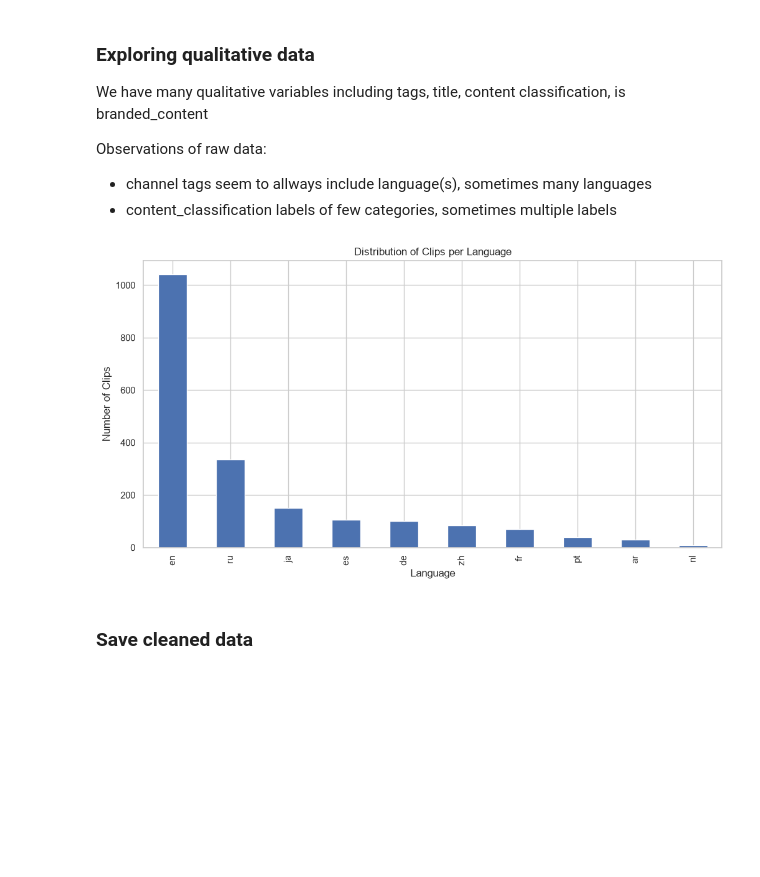
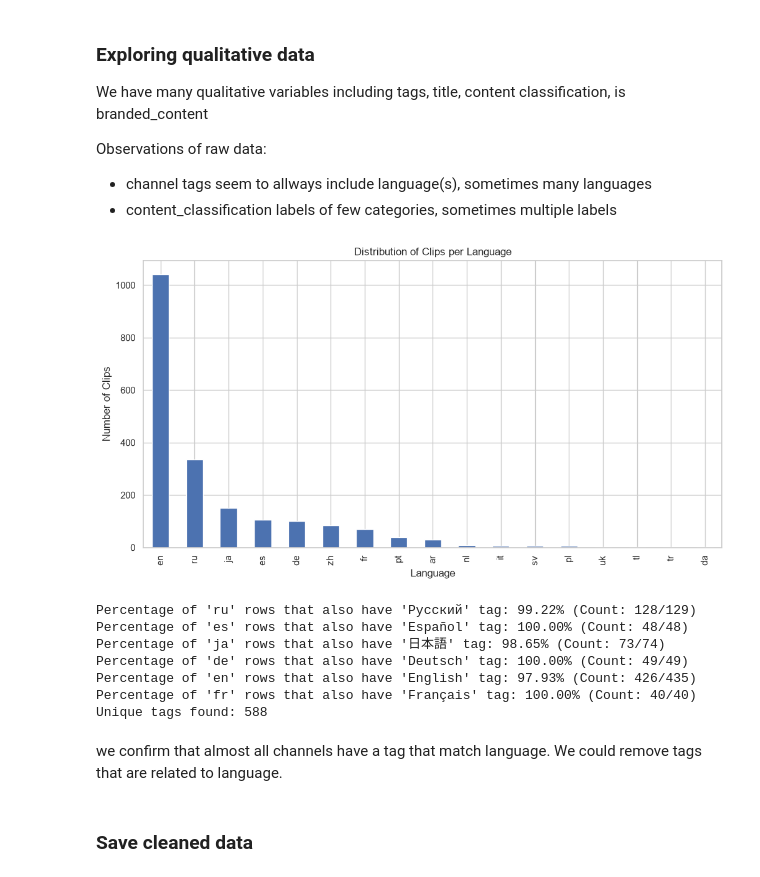
Before and after one commit to Alexandre-Cholat/twitch_live_datacq, a Jupyter notebook: notebooks/exploratory_data_analysis.ipynb, the cells around one changed output. Cells and saved outputs as stored; diff of their text form; code cells hidden in the pictures; blank space fills up the shorter version.

Commit message:
language exploration

```diff
--- a/notebooks/exploratory_data_analysis.ipynb
+++ b/notebooks/exploratory_data_analysis.ipynb
@@ -278,13 +278,55 @@ Observations of raw data:
 # %%
 # visualized dirtibution of clips per language
 plt.figure(figsize=(12, 6))
-cdf["language"].value_counts().head(10).plot(kind="bar")
+cdf["language"].value_counts().plot(kind="bar")
 plt.title("Distribution of Clips per Language")
 plt.xlabel("Language")
 plt.ylabel("Number of Clips")
 plt.show()
+
+
+# investigate link between language and tags en, ru, es, ja, de
+language_mappings = {
+    'ru': 'Русский',
+    'es': 'Español',
+    'ja': '日本語',
+    'de': 'Deutsch',
+    'en': 'English',
+    'fr': 'Français',
+}
+
+for lang_code, tag_name in language_mappings.items():
+    # 1. Check for the specific language tag
+    has_tag = chdf['tags'].astype(str).str.contains(f"'{tag_name}'", regex=False, na=False)
+
+    # 2. Check for the specific broadcaster language code
+    has_lang = chdf['broadcaster_language'].astype(str).str.strip().str.lower() == lang_code
+
+    total_lang_rows = has_lang.sum()
+
+    # 3. Calculate and print, ensuring we don't divide by zero
+    if total_lang_rows > 0:
+        count = (has_tag & has_lang).sum()
+        percentage = (count / total_lang_rows) * 100
+        print(f"Percentage of '{lang_code}' rows that also have '{tag_name}' tag: {percentage:.2f}% (Count: {count}/{total_lang_rows})")
+    else:
+        print(f"No rows found for language code '{lang_code}'.")
+
+# calculate number of unique tags
+all_tags = chdf['tags'].explode()
+tag_counts = all_tags.value_counts()
+print("Unique tags found:", tag_counts.shape[0])
 # %% [output]
-[figure, old version]
+[figure, new version]
+Percentage of 'ru' rows that also have 'Русский' tag: 99.22% (Count: 128/129)
+Percentage of 'es' rows that also have 'Español' tag: 100.00% (Count: 48/48)
+Percentage of 'ja' rows that also have '日本語' tag: 98.65% (Count: 73/74)
+Percentage of 'de' rows that also have 'Deutsch' tag: 100.00% (Count: 49/49)
+Percentage of 'en' rows that also have 'English' tag: 97.93% (Count: 426/435)
+Percentage of 'fr' rows that also have 'Français' tag: 100.00% (Count: 40/40)
+Unique tags found: 588
+# %% [markdown]
+we confirm that almost all channels have a tag that match language. We could remove tags that are related to language.
 # %% [markdown]
 ### Save cleaned data
 # %%
```
